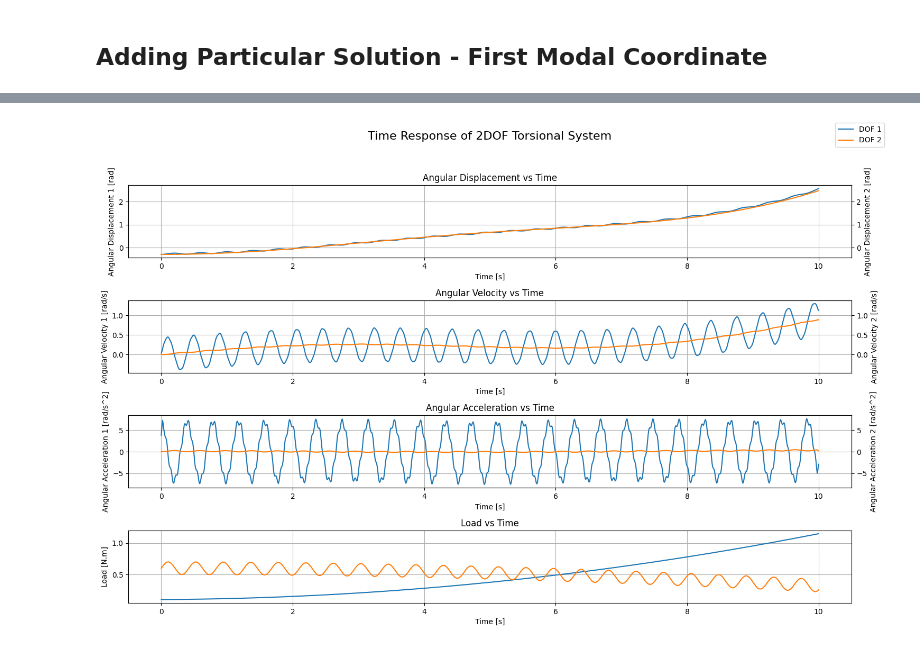
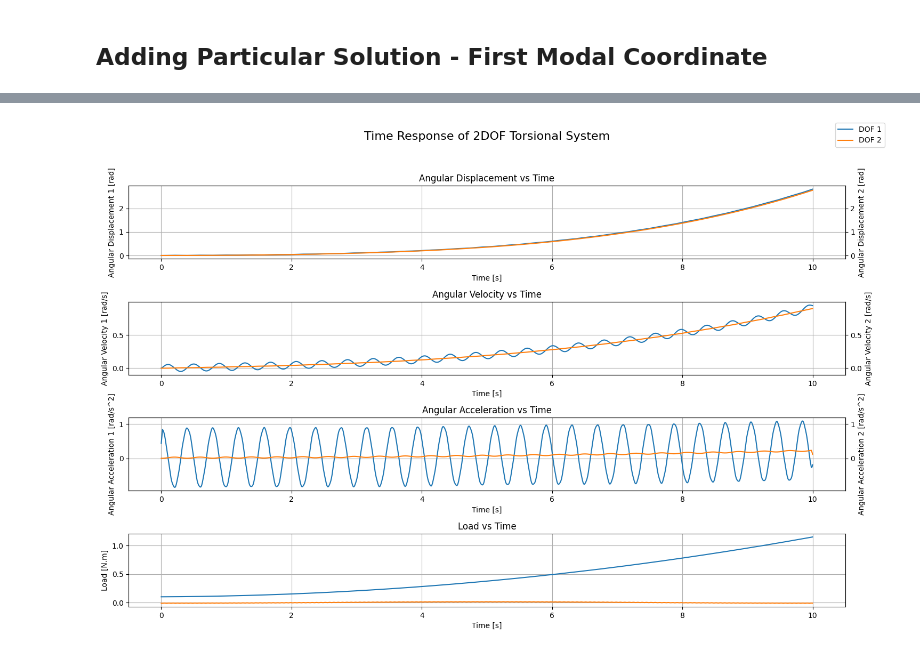
Before and after one commit to Rmhuneineh/my-website, a Jupyter notebook: content/posts/torsional_vibrations_2/01_torVib.ipynb, the cells around one changed output, grey strips where cells are left out. Saved outputs shown, nothing was run; the diff lists cells and outputs as text; code cells hidden in the pictures.

Commit message:
implementing proper solution for modal coordinates with initial conditions.

```diff
--- a/content/posts/torsional_vibrations_2/01_torVib.ipynb
+++ b/content/posts/torsional_vibrations_2/01_torVib.ipynb
@@ -134,7 +134,7 @@ class TwoDOFTorsionalSystem:
 
     # Method to simulate the time response of the system: Free Vibrations
     def simulate_time_response(self, initial_angle=np.array([0.0, 0.0]), initial_velocity=np.array([0.0, 0.0]), time_span=10,
-                               load_type=["poly", "poly"], tau_ext=np.array[[0], [0]], dtype=np.float16):
+                               load_type=["poly", "poly"], tau_ext=np.array([[0], [0]], dtype=np.float16)):
         if self.omega_n is None:
             raise ValueError("Natural frequency is not defined. Please set inertias and stiffness.")
 
@@ -145,6 +145,7 @@ class TwoDOFTorsionalSystem:
         omega_n = self.omega_n
         if load_type == "poly":
             # TODO: Solve q1 analytically for polynomial
+            print(load_type)
         else:
             raise ValueError("Unsupported load type. Please specify 'poly' for polynomial excitation, or 'harmonic' for harmonic excitation.")
 
@@ -284,7 +283,7 @@ class TwoDOFTorsionalSystem:
                     [0, 0, 1, 0, 0, 0, -1, 0],
                     [0, 0, 0, self.I_1/self.I_2, 0, 0, 0, 1]
                 ])
-                self.b = np.array([initial_angle[0], initial_velocity[0], initial_angle[1], initial_velocity[1], 0, 0, 0, 0])
+                self.b = np.array([initial_angle[0] + qP_1_t[0], initial_velocity[0] + np.gradient(qP_1_t)[0], initial_angle[1] + qP_1_t[0], initial_velocity[1] + np.gradient(qP_1_t)[0], 0, 0, 0, 0])
                 A_1_1, A_1_2, B_1_1, B_1_2, A_2_1, A_2_2, B_2_1, B_2_2 = np.linalg.solve(self.A, self.b)
                 t = np.linspace(0, time_span, 1000)
                 theta_1_G = A_1_1 + B_1_1 * t + A_1_2 * np.cos(self.omega_n * t) + B_1_2 * np.sin(self.omega_n * t)
@@ -698,7 +734,7 @@ axes[2].grid(True)
 for load in [tau_1, tau_2]:
     load_t = np.zeros_like(t)
     for key in load:
-        for A, om in zip(load[key]['amplitude'], load[key]['frequency']):
+        for A, om in zip(load[key]['amplitude'], load[key]['frequency']*2*np.pi):
             if key == 'sin':
                 load_t = load_t + A * np.sin(om*t)
             elif key == 'cos':
@@ -780,32 +834,32 @@ axes[2].set_ylabel('Angular Acceleration 1 [rad/s^2]')
 ax2.set_ylabel('Angular Acceleration 2 [rad/s^2]')
 y1_min, y1_max = axes[2].get_ylim()
 y2_min, y2_max = ax2.get_ylim()
 ymin = min(y1_min, y2_min)
 ymax = max(y1_max, y2_max)
 axes[2].set_ylim(ymin, ymax)
 ax2.set_ylim(ymin, ymax)
 axes[2].set_title('Angular Acceleration vs Time')
 axes[2].grid(True)
 
 # Plot Load
 for load in [tau_1, tau_2]:
     load_t = np.zeros_like(t)
     if 'sin' in load:
         for key in load:
-            for A, om in zip(load[key]['amplitude'], load[key]['frequency']):
+            for A, om in zip(load[key]['amplitude'], load[key]['frequency']*2*np.pi):
                 if key == 'sin':
                     load_t = load_t + A * np.sin(om*t)
                 elif key == 'cos':
                     load_t = load_t + A * np.cos(om*t)
     else:
         load_t = load[0]*t**2 + load[1]*t + load[2]
     axes[3].plot(t, load_t)
 axes[3].set_xlabel('Time [s]')
 axes[3].set_ylabel('Load [N.m]')
 axes[3].set_title('Load vs Time')
 axes[3].grid(True)
 
 fig.legend()
 plt.tight_layout(rect=[0, 0.03, 1, 0.95])
 # %% [output]
-[figure, old version]
+[figure, new version]
```
Also changed, not shown: parts of 16 cells of this notebook, 1 other file.
